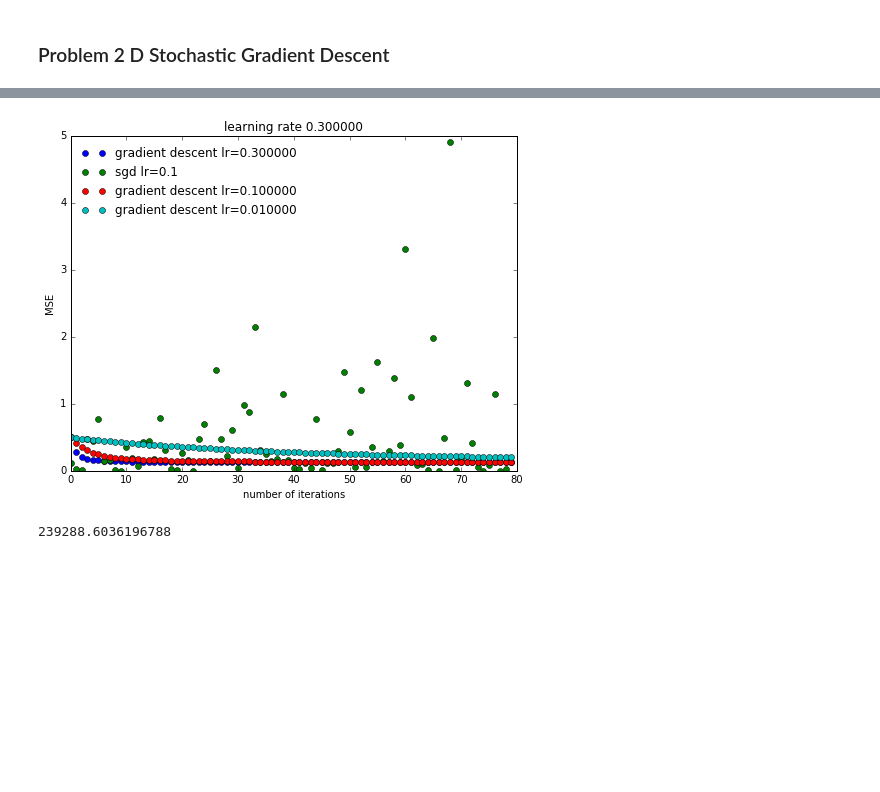
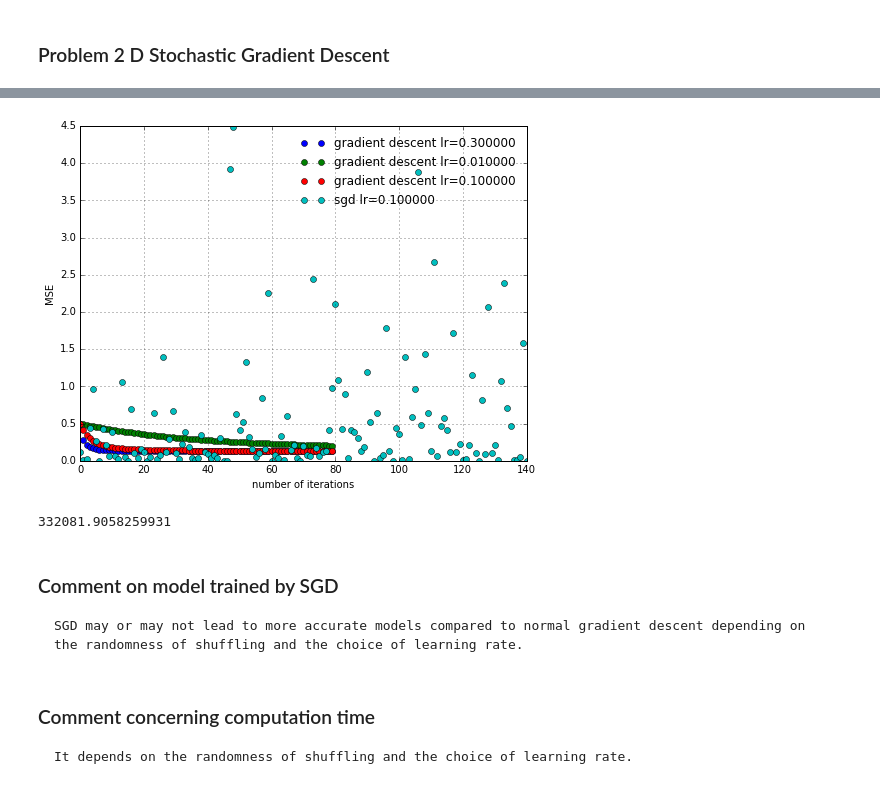
Before and after one commit to GaiYu0/ml_assignments, a Jupyter notebook: assignment2/problem2.ipynb, the cells around one changed output, grey strips where cells are left out. Cells and saved outputs as stored; diff of their text form; code cells hidden in the pictures; blank space fills up the shorter version.

```diff
--- a/assignment2/problem2.ipynb
+++ b/assignment2/problem2.ipynb
@@ -73,5 +93,7 @@ for lr in (0.01, 0.1, 0.3):
     pl.title('learning rate %f' % lr)
     pl.xlabel('number of iterations')
     pl.ylabel('MSE')
+    pl.ylim(0, max(loss_history))
+    pl.grid()
     loss_histories['gradient descent lr=%3f' % lr] = loss_history
 # %% [output]
@@ -91,26 +113,33 @@ float(predict(W, bias, test_data) * Y_std + Y_mean)
 # %%
 # implement the training strategy detailed in Problem 2 D
 loss_history = []
+epoch_loss_history = []
 W = np.zeros((2, 1))
 bias = np.zeros(1)
 batch_size = 1
+lr = 0.1
 X_batches, Y_batches = batches(X, batch_size, cyclic=False), batches(Y, batch_size, cyclic=False)
 for X_batch, Y_batch in zip(X_batches, Y_batches):
     loss, cache = forward(W, bias, X_batch, Y_batch)
     dW, dbias = backward(W, bias, X_batch, Y_batch, cache)
     W -= lr * dW
     bias -= lr * dbias
-    loss_history.append(loss)
-print('epoch 1 loss %f' % loss)
-for epoch in (2, 3):
+    epoch_loss_history.append(loss)
+loss_history.extend(epoch_loss_history)
+epoch_loss = sum(epoch_loss_history) / len(epoch_loss_history)
+print('epoch 1 loss %f' % epoch_loss)
+for epoch in range(2, 4):
     X_batches = batches(X, batch_size, cyclic=False, shuffle=True)
     Y_batches = batches(Y, batch_size, cyclic=False, shuffle=True)
+    epoch_loss_history = []
     for X_batch, Y_batch in zip(X_batches, Y_batches):
         loss, cache = forward(W, bias, X_batch, Y_batch)
         dW, dbias = backward(W, bias, X_batch, Y_batch, cache)
         W -= lr * dW
         bias -= lr * dbias
-        loss_history.append(loss)
+        epoch_loss_history.append(loss)
+    loss_history.extend(epoch_loss_history)
+    epoch_loss = sum(epoch_loss_history) / len(epoch_loss_history)
     print('epoch %d loss %f' % (epoch, loss))
-loss_histories['sgd lr=0.1'] = loss_history
+loss_histories['sgd lr=%f' % lr] = loss_history
 # %% [output]
@@ -120,17 +149,24 @@ epoch 3 loss 0.189250
 # %%
 pl.figure(figsize=(8, 6))
 for description, loss_history in loss_histories.items():
-    pl.plot(range(80), loss_history[:80], 'o', label=description)
-    pl.title('learning rate %f' % lr)
-    pl.xlabel('number of iterations')
-    pl.ylabel('MSE')
-    pl.legend(framealpha=0, loc='best')
+#     pl.plot(range(80), loss_history[:80], 'o', label=description)
+    pl.plot(range(len(loss_history)), loss_history, 'o', label=description)
+pl.xlabel('number of iterations')
+pl.ylabel('MSE')
+pl.legend(framealpha=0, loc='best')
+pl.grid()
 # %% [output]
-[figure, old version]
+[figure, new version]
 # %%
 # test the result of stochastic gradient descent
 test_data = np.array([[1650, 3]])
 test_data = (test_data - X_mean) / X_std
 float(predict(W, bias, test_data) * Y_std + Y_mean)
 # %% [output]
-239288.6036196788
+332081.9058259931
+# %% [markdown]
+### Comment on model trained by SGD
+    SGD may or may not lead to more accurate models compared to normal gradient descent depending on the randomness of shuffling and the choice of learning rate.
+# %% [markdown]
+### Comment concerning computation time
+    It depends on the randomness of shuffling and the choice of learning rate.
```
Also changed, not shown: parts of 4 cells of this notebook, 1 other file.
